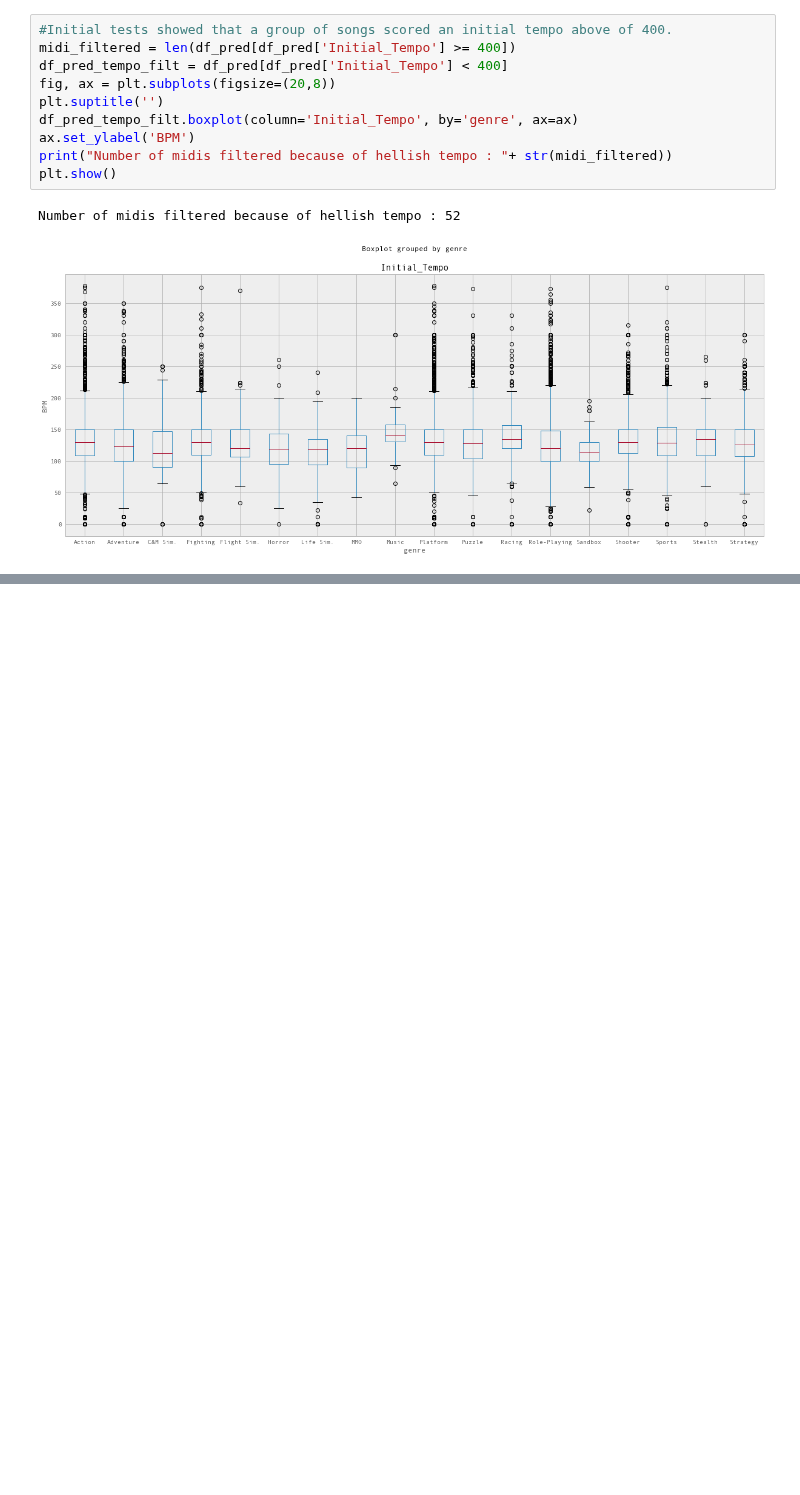
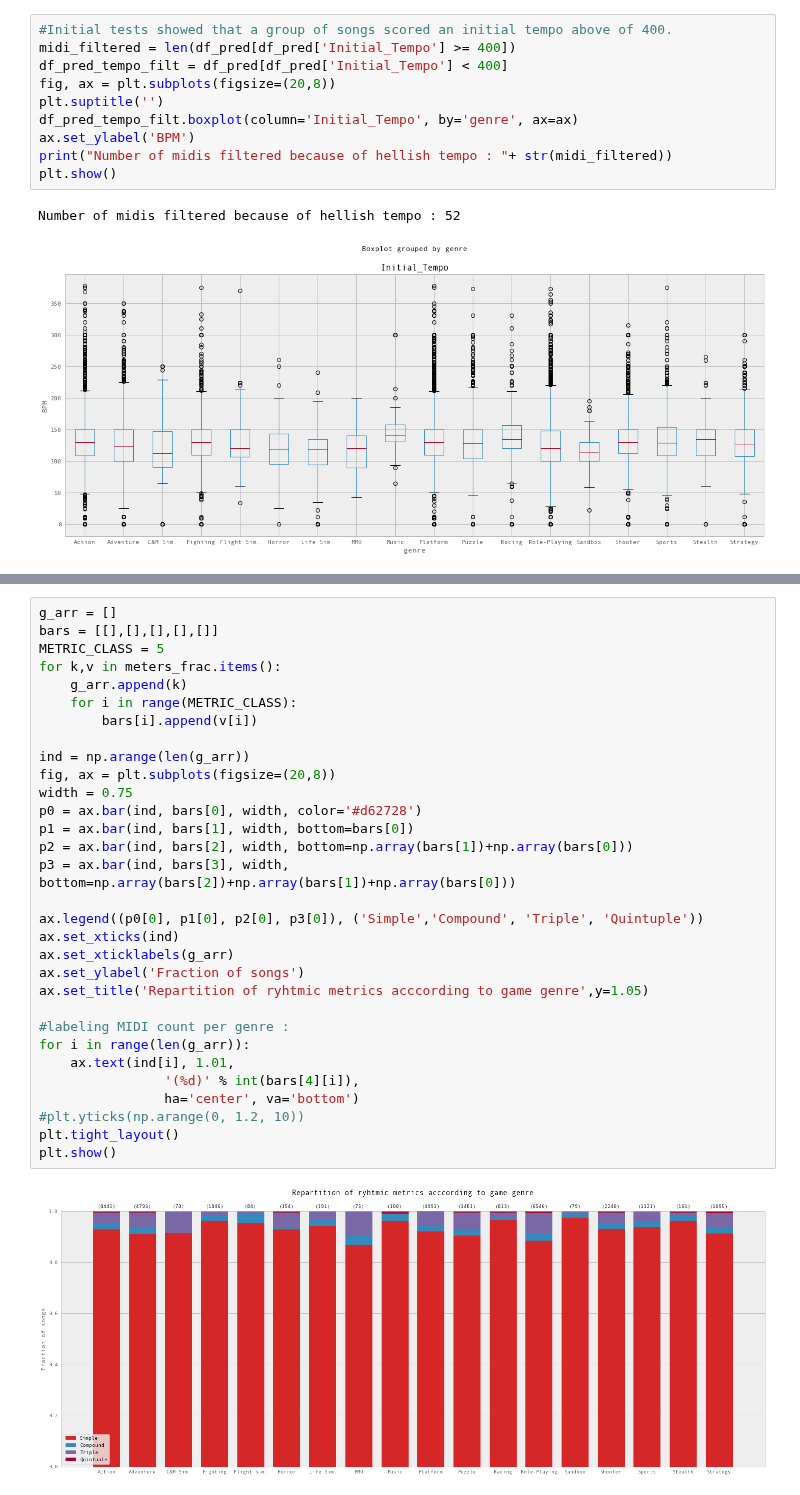
Before and after one commit to cedricviaccoz/musicology, a Jupyter notebook: dataset/JSymbolic Feat. Analysis & Discussion.ipynb, the cells around one changed output, grey strips where cells are left out. Cells and saved outputs as stored; diff of their text form; blank space fills up the shorter version.

```diff
--- a/dataset/JSymbolic Feat. Analysis & Discussion.ipynb
+++ b/dataset/JSymbolic Feat. Analysis & Discussion.ipynb
@@ -332,0 +247,33 @@ TypeError: string indices must be integers
+# %%
+g_arr = []
+bars = [[],[],[],[],[]]
+METRIC_CLASS = 5
+for k,v in meters_frac.items():
+    g_arr.append(k)
+    for i in range(METRIC_CLASS):
+        bars[i].append(v[i])
+
+ind = np.arange(len(g_arr))
+fig, ax = plt.subplots(figsize=(20,8))
+width = 0.75
+p0 = ax.bar(ind, bars[0], width, color='#d62728')
+p1 = ax.bar(ind, bars[1], width, bottom=bars[0])
+p2 = ax.bar(ind, bars[2], width, bottom=np.array(bars[1])+np.array(bars[0]))
+p3 = ax.bar(ind, bars[3], width, bottom=np.array(bars[2])+np.array(bars[1])+np.array(bars[0]))
+
+ax.legend((p0[0], p1[0], p2[0], p3[0]), ('Simple','Compound', 'Triple', 'Quintuple'))
+ax.set_xticks(ind)
+ax.set_xticklabels(g_arr)
+ax.set_ylabel('Fraction of songs')
+ax.set_title('Repartition of ryhtmic metrics acccording to game genre',y=1.05)
+
+#labeling MIDI count per genre :
+for i in range(len(g_arr)):
+    ax.text(ind[i], 1.01,
+                '(%d)' % int(bars[4][i]),
+                ha='center', va='bottom')
+#plt.yticks(np.arange(0, 1.2, 10))
+plt.tight_layout()
+plt.show()
+# %% [output]
+[figure, added]
```
Also changed, not shown: parts of 20 cells of this notebook.
